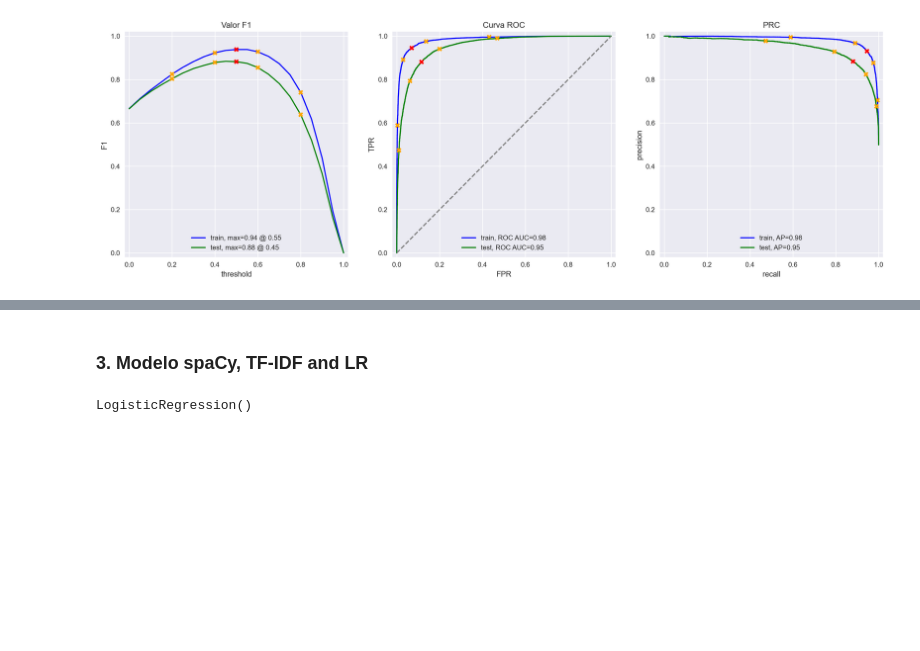
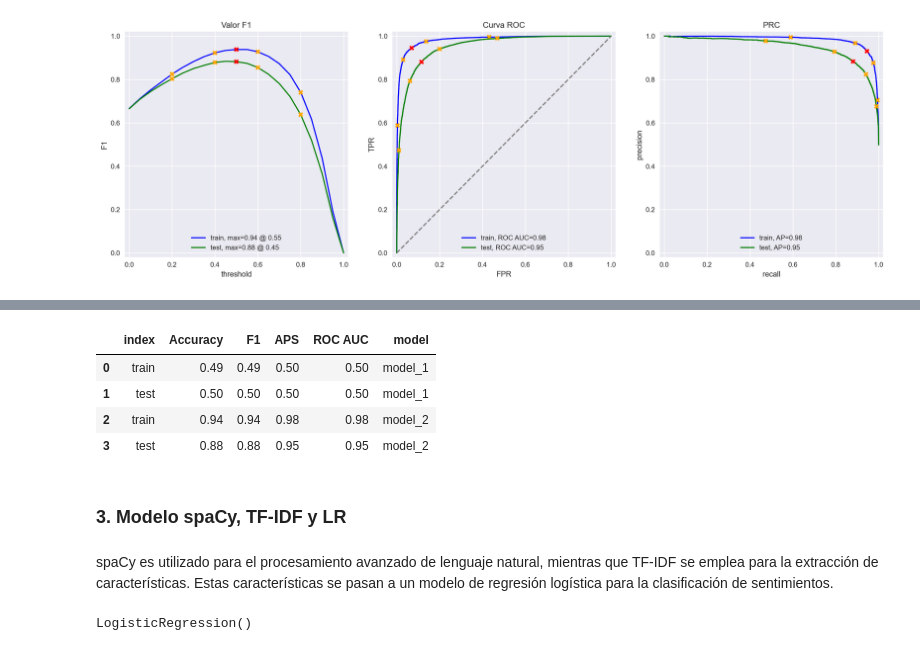
Before and after one commit to joaquincardosorios/tripleten_14_ML_text, a Jupyter notebook: main.ipynb, the cells around one changed output, grey strips where cells are left out. Saved outputs shown, nothing was run; the diff lists cells and outputs as text; code cells hidden in the pictures; blank space fills up the shorter version.

```diff
--- a/main.ipynb
+++ b/main.ipynb
@@ -476,2 +484,4 @@ def vectorize_data(df_train, df_test, params_vectorizer={}):
+# %%
+df_models = pd.DataFrame()
 # %% [markdown]
 ### 1. Modelo Dummy - Constante
@@ -487,6 +500,6 @@ model_1.fit(features_train_1, target_train)
 # %% [output]
 DummyClassifier(strategy='uniform')
 # %%
-evaluate_model(model_1, features_train_1, target_train, features_test_1, target_test)
+df_model_1 = evaluate_model(model_1, features_train_1, target_train, features_test_1, target_test)
 # %% [output]
           train  test
@@ -497 +510,5 @@ ROC AUC     0.5   0.5
 [figure]
+# %%
+# guardar datos
+df_models = pd.concat([df_models, transform_df_model(df_model_1, 'model_1')]).reset_index(drop=True)
+df_models
@@ -518,7 +541,7 @@ model_2.fit(features_train_2, target_train)
 # %% [output]
 LogisticRegression()
 # %%
-evaluate_model(model_2, features_train_2, target_train, features_test_2, target_test)
+df_model_2 = evaluate_model(model_2, features_train_2, target_train, features_test_2, target_test)
 # %% [output]
           train  test
 Accuracy   0.94  0.88
@@ -529,5 +559,17 @@ ROC AUC    0.98  0.95
+# %%
+# guardar datos
+df_models = pd.concat([df_models, transform_df_model(df_model_2, 'model_2')]).reset_index(drop=True)
+df_models
+# %% [output]
+|  | index | Accuracy | F1 | APS | ROC AUC | model |
+| 0 | train | 0.49 | 0.49 | 0.50 | 0.50 | model_1 |
+| 1 | test | 0.50 | 0.50 | 0.50 | 0.50 | model_1 |
+| 2 | train | 0.94 | 0.94 | 0.98 | 0.98 | model_2 |
+| 3 | test | 0.88 | 0.88 | 0.95 | 0.95 | model_2 |
 # %% [markdown]
-### 3. Modelo spaCy, TF-IDF and LR
+### 3. Modelo spaCy, TF-IDF y LR
+# %% [markdown]
+spaCy es utilizado para el procesamiento avanzado de lenguaje natural, mientras que TF-IDF se emplea para la extracción de características. Estas características se pasan a un modelo de regresión logística para la clasificación de sentimientos.
 # %%
 # Crear vetorizador
 features_train_3, features_test_3 = vectorize_data(
```
Also changed, not shown: parts of 60 cells of this notebook.
